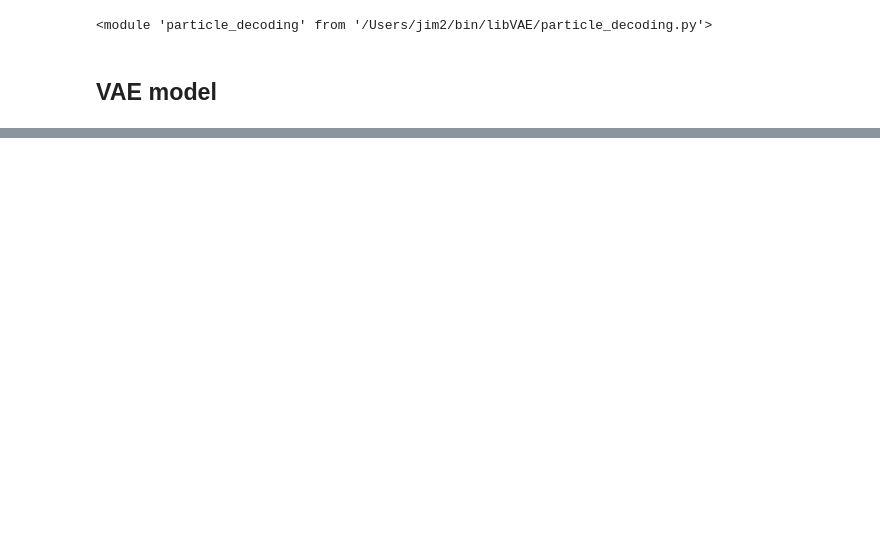
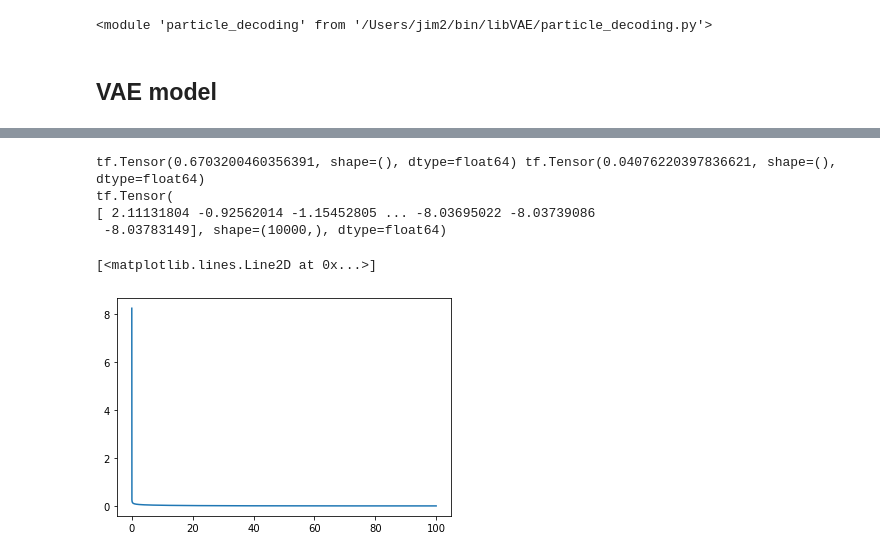
Before and after one commit to JIMonroe/vae-mc, a Jupyter notebook: test_particle_decoding.ipynb, the cells around one changed output, grey strips where cells are left out. Cells and saved outputs as stored; diff of their text form; code cells hidden in the pictures; blank space fills up the shorter version.

```diff
--- a/test_particle_decoding.ipynb
+++ b/test_particle_decoding.ipynb
@@ -1150,0 +1220,27 @@ Epoch 10/10
+# %%
+import matplotlib.pyplot as plt
+
+x = np.linspace(1e-06, 100, 10000)
+
+log_mean = 2.8
+log_var = 6.0
+alpha = np.exp(2.0*log_mean - log_var)
+beta = np.exp(log_mean - log_var)
+# alpha = 10.0
+# beta = 0.1
+
+dist = tfp.distributions.Gamma(alpha, beta, validate_args=True)
+print(dist.concentration, dist.rate)
+
+y = dist.prob(x)
+log_p = dist.log_prob(x)
+print(log_p)
+
+plt.plot(x, y)
+# %% [output]
+tf.Tensor(0.6703200460356391, shape=(), dtype=float64) tf.Tensor(0.04076220397836621, shape=(), dtype=float64)
+tf.Tensor(
+[ 2.11131804 -0.92562014 -1.15452805 ... -8.03695022 -8.03739086
+ -8.03783149], shape=(10000,), dtype=float64)
+[<matplotlib.lines.Line2D at 0x...>]
+[figure, added]
```
Also changed, not shown: parts of 52 cells of this notebook, 1 other file.
